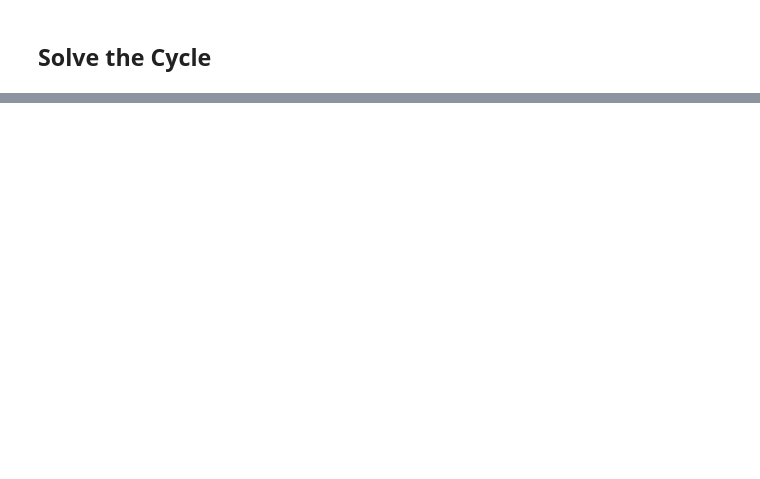
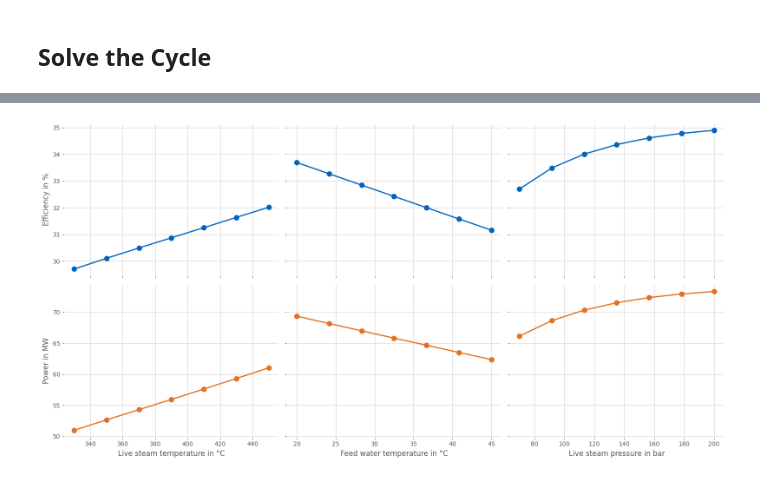
Before and after one commit to ddceruti/csp-exercises, a Jupyter notebook: 03/exercise_03.ipynb, the cells around one changed output, grey strips where cells are left out. Saved outputs shown, nothing was run; the diff lists cells and outputs as text; code cells hidden in the pictures; blank space fills up the shorter version.

```diff
--- a/03/exercise_03.ipynb
+++ b/03/exercise_03.ipynb
@@ -342,5 +391,5 @@ This following section presents an enhanced version of the Rankine cycle simulat
 ![Representation of the cycle under examination](figs/Rankine_complete.png)
 # %%
 rankine = Network()
-rankine.set_attr(T_unit='C', p_unit='bar', h_unit='kJ / kg')
+rankine.units.set_defaults(temperature='°C', pressure='bar', enthalpy='kJ / kg')
 # %% [markdown]
@@ -351,6 +401,10 @@ rankine.set_attr(T_unit='C', p_unit='bar', h_unit='kJ / kg')
 sgre = SimpleHeatExchanger('steam generator for reheating')
 tuhp = Turbine('steam turbine HP')
 tulp = Turbine('steam turbine LP')
+gen_h = Generator("generator HP")
+gen_l = Generator("generator LP")
+motor = Motor("feed water pump motor")
+grid = PowerSink("grid")
 
 c1 = Connection(cc, 'out1', tuhp, 'in1', label='1')
 c2 = Connection(tuhp, 'out1', sgre, 'in1', label='2')
@@ -406,4 +467,4 @@ rankine.add_busses(heat_input, powergen)
 # %%
-rankine.set_attr(iterinfo=True)
+rankine.set_attr(iterinfo=False)
 rankine.solve(mode='design')
-# rankine.print_results()
+rankine.print_results()
@@ -552,20 +556,3 @@ df_states = pd.DataFrame(data_states)
 # Extracting the temperature and entropy data for states
 temperature_states = df_states['T']
 entropy_states = df_states['s']
-# %%
-fig, ax = plt.subplots(figsize=(10, 6))
-
-# Plotting SL and SV against Temperature from steam tables
-ax.plot(sv, temperature, label='SV [kJ/(kg K)]', color="#0065bd")
-ax.plot(sl, temperature, label='SL [kJ/(kg K)]', color="#e37222")
-
-# Setting axis limits
-ax.set_xlim(0, 10)
-ax.set_ylim(0, 500)
-
-# Labels and title
-ax.set_xlabel('Specific Entropy [kJ/(kg K)]')
-ax.set_ylabel('Temperature (°C)')
-plt.legend()
-
-ax.grid(True, color="#D3D3D3")
@@ -584,7 +647,7 @@ plt.rc('font', **{'size': 18})
 data = {
     'T_livesteam': np.linspace(330, 450, 7),
     'T_cooling': np.linspace(20, 45, 7),
-    'p_livesteam': np.linspace(75, 200, 7)
+    'p_livesteam': np.linspace(70, 200, 7)
 }
 eta = {
     'T_livesteam': [],
@@ -601,8 +664,8 @@ for T in data['T_livesteam']:
     c1.set_attr(T=T)
     c3.set_attr(T=T-1)
     rankine.solve('design')
-    eta['T_livesteam'] += [abs(powergen.P.val) / sg.Q.val * 100]
-    power['T_livesteam'] += [abs(powergen.P.val) / 1e6]
+    eta['T_livesteam'] += [abs(e7.E.val) / (sg.Q.val + sgre.Q.val) * 100]
+    power['T_livesteam'] += [abs(e7.E.val) / 1e6]
 
 # reset to base temperature
 c1.set_attr(T=T_tu_in)
@@ -614,8 +677,8 @@ for T in data['T_cooling']:
     c12.set_attr(T=T + 10)
     c11.set_attr(T=T)
     rankine.solve('design')
-    eta['T_cooling'] += [abs(powergen.P.val) / sg.Q.val * 100]
-    power['T_cooling'] += [abs(powergen.P.val) / 1e6]
+    eta['T_cooling'] += [abs(e7.E.val) / (sg.Q.val + sgre.Q.val) * 100]
+    power['T_cooling'] += [abs(e7.E.val) / 1e6]
 
 # reset to base temperature and pressure output
 mc.set_attr(ttd_u=None)
@@ -626,35 +689,37 @@ c4.set_attr(p=p_tu_out)
 for p in data['p_livesteam']:
     c1.set_attr(p=p)
     rankine.solve('design')
-    eta['p_livesteam'] += [abs(powergen.P.val) / sg.Q.val * 100]
-    power['p_livesteam'] += [abs(powergen.P.val) / 1e6]
+    eta['p_livesteam'] += [abs(e7.E.val) / (sg.Q.val + sgre.Q.val) * 100]
+    power['p_livesteam'] += [abs(e7.E.val) / 1e6]
 
 # reset to base pressure
 c1.set_attr(p=p_tu_in)
 
 with mplstyle.context('ggplot', after_reset=False):
     fig, ax = plt.subplots(2, 3, figsize=(16, 8), sharex='col', sharey='row')
     ax = ax.flatten()
     [a.grid() for a in ax]
 
     i = 0
     for key in data:
         # Plotting lines
         ax[i].plot(data[key], eta[key], marker='o', linestyle='-', color="#0065bd", markersize=8,
             linewidth=2)
         ax[i].set_facecolor('white')
         ax[i].grid(True, color="#D3D3D3")
         ax[i + 3].plot(data[key], power[key], marker='o', linestyle='-', color="#e37222", markersize=8,
             linewidth=2)
         ax[i + 3].set_facecolor('white')
         ax[i + 3].grid(True, color="#D3D3D3")
         i += 1
 
     ax[0].set_ylabel('Efficiency in %')
     ax[3].set_ylabel('Power in MW')
     ax[3].set_xlabel('Live steam temperature in °C')
     ax[4].set_xlabel('Feed water temperature in °C')
     ax[5].set_xlabel('Live steam pressure in bar')
     plt.tight_layout()
     plt.savefig(r"figs\Boundaries.svg", format='svg', dpi=300)
     plt.show()
+# %% [output]
+[figure, added]
```
Also changed, not shown: parts of 52 cells of this notebook, 4 other files.
